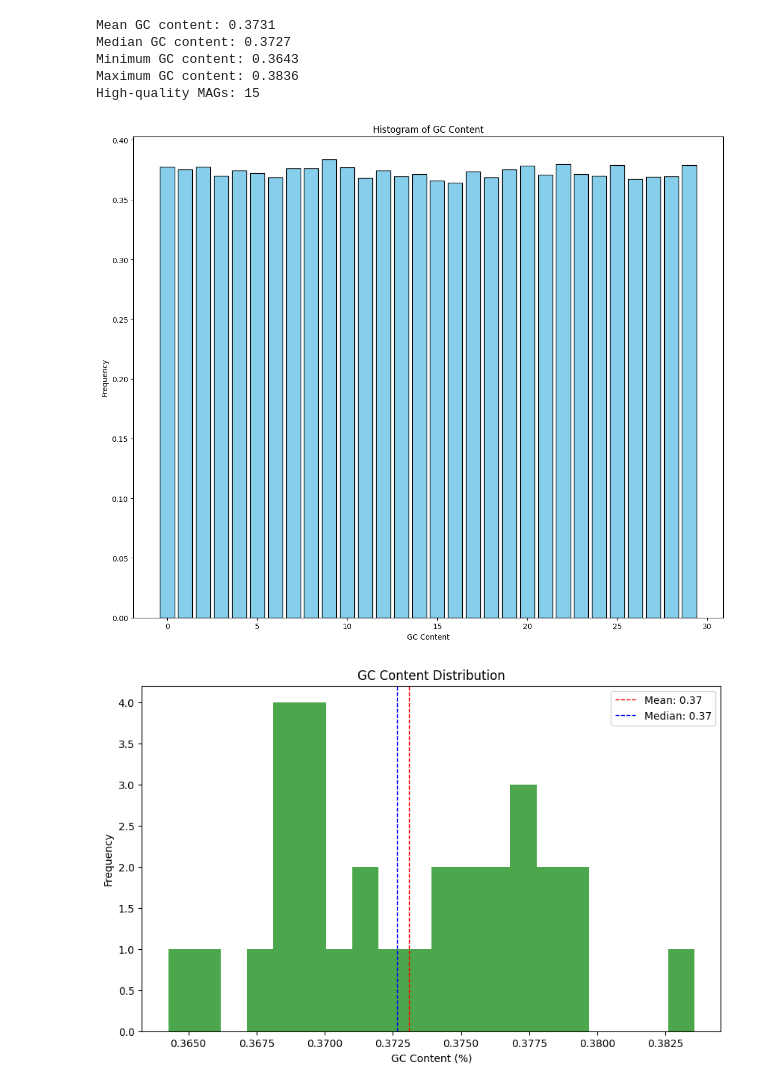
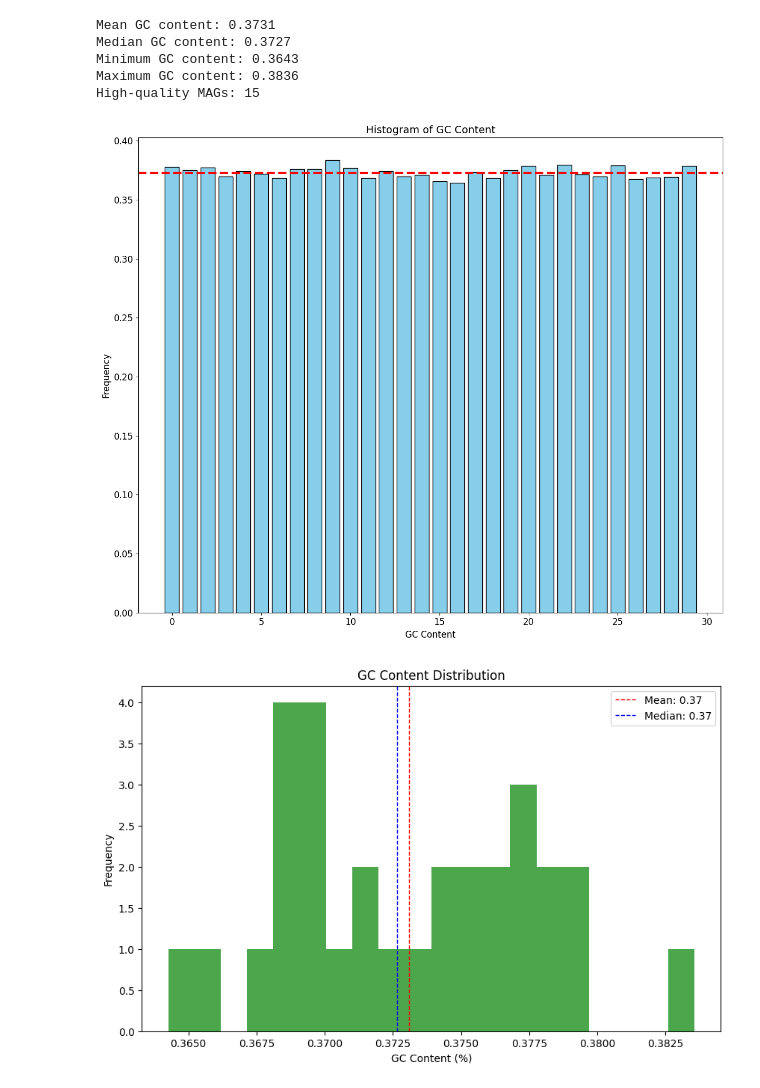
Before and after one commit to Frederick-abichahine/Dental-Plaque-Metagenomic-Analysis, a Jupyter notebook: SGB748_data/checkm_output_domain_level_analysis_analysis/checkm_output_domain_level_analysis.ipynb, the cells around one changed output. Cells and saved outputs as stored; diff of their text form; code cells hidden in the pictures.

Commit message:
Updating <> CheckM domain level GC content barplot

```diff
--- a/SGB748_data/checkm_output_domain_level_analysis_analysis/checkm_output_domain_level_analysis.ipynb
+++ b/SGB748_data/checkm_output_domain_level_analysis_analysis/checkm_output_domain_level_analysis.ipynb
@@ -218,15 +218,18 @@ High-quality MAGs: 15
 # %%
 # Plotting histogram of GC content for all MAGs
 plt.figure(figsize=(12, 10))
 plt.bar(range(len(df['GC'])), df['GC'], color='skyblue', edgecolor='black')
-plt.title('Histogram of GC Content')
-plt.xlabel('GC Content')
-plt.ylabel('Frequency')
+plt.title('Histogram of GC Content', fontsize=14)
+plt.xlabel('GC Content', fontsize=12)
+plt.ylabel('Frequency', fontsize=12)
+plt.axhline(y=mean_gc, color='red', linestyle='dashed', linewidth=3)
 plt.tight_layout()
+plt.xticks(fontsize=12)
+plt.yticks(fontsize=12)
 plt.savefig("gc_content_histogram.png")
 plt.show()
 # %% [output]
-[figure, old version]
+[figure, new version]
 # %%
 # Plotting histogram of GC content with mean and median lines
 plt.figure(figsize=(10, 6))
```
Also changed, not shown: 1 other file.
